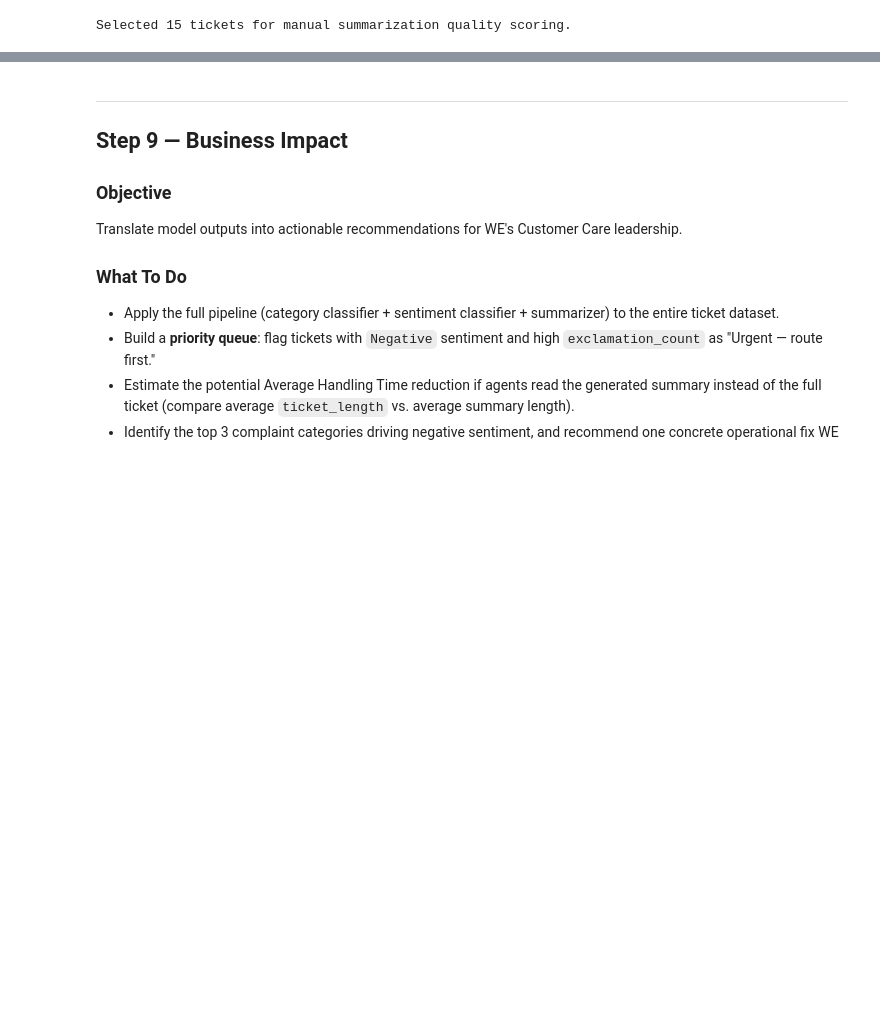
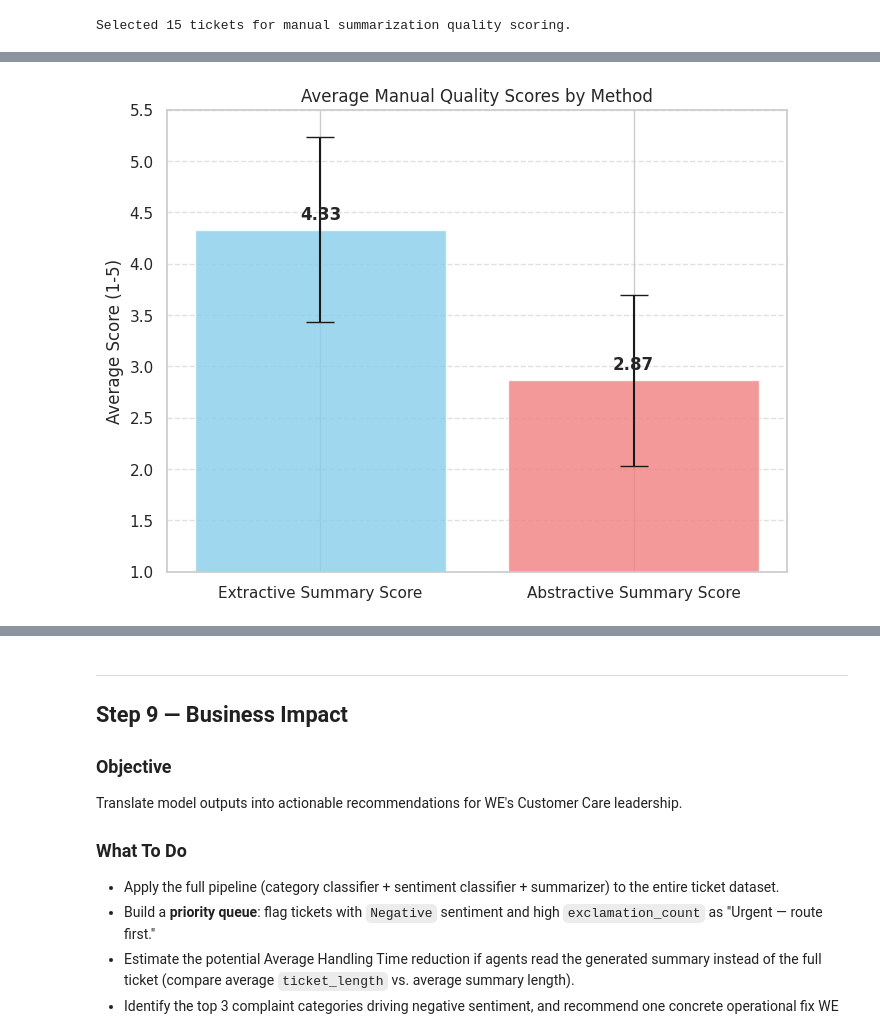
Before and after one commit to mohand22yehia-commits/telecome_egypt_assigment, a Jupyter notebook: WE_ML_Complaint_Classification_Summarization_Sentiment_(3).ipynb, the cells around one changed output, grey strips where cells are left out. Drawn from its saved outputs; the diff is of its cells as text; code cells hidden in the pictures; blank space fills up the shorter version.

```diff
--- a/WE_ML_Complaint_Classification_Summarization_Sentiment_(3).ipynb
+++ b/WE_ML_Complaint_Classification_Summarization_Sentiment_(3).ipynb
@@ -1434,18 +1399,3 @@ sample_tickets_for_scoring = df_summarized.sample(n=15, random_state=42).copy()
 print(f"Selected {len(sample_tickets_for_scoring)} tickets for manual summarization quality scoring.")
 # %% [output]
 Selected 15 tickets for manual summarization quality scoring.
-# %%
-import numpy as np
-extractive_scores = [5, 3, 5, 5, 3, 5, 5, 5, 3, 4, 5, 5, 3, 5, 4]
-abstractive_scores = [2, 3, 3, 3, 3, 2, 2, 4, 2, 3, 2, 2, 4, 4, 4]
-print("--- Automated Summarization Scoring (Based on Manual Rubric) ---")
-print(f"Processing {len(sample_tickets_for_scoring)} sample tickets...\n")
-for idx, (i, row) in enumerate(sample_tickets_for_scoring.iterrows()):
-    print(f"Ticket ID: {row['TICKET_ID#']}")
-    print(f"  Extractive: {row['extractive_summary'][:60]}... (Score: {extractive_scores[idx]})")
-    print(f"  Abstractive: {row['abstractive_summary'][:60]}... (Score: {abstractive_scores[idx]})")
-    print("-" * 40)
-
-print("\n--- Scoring Complete ---")
-print(f"Average Extractive Summary Score: {np.mean(extractive_scores):.2f}")
-print(f"Average Abstractive Summary Score: {np.mean(abstractive_scores):.2f}")
@@ -1502,18 +1462,24 @@ else:
 # %%
 import matplotlib.pyplot as plt
 import seaborn as sns
+
 means = summary_scores_df.mean()
 stds = summary_scores_df.std()
+
 plt.figure(figsize=(8, 6))
 plt.bar(means.index, means.values, yerr=stds.values, capsize=10, color=['skyblue', 'lightcoral'], alpha=0.8)
 
-plt.title('Average Manual Scores by Summarization Method')
+plt.title('Average Manual Quality Scores by Method')
 plt.ylabel('Average Score (1-5)')
 plt.ylim(1, 5.5)
 plt.grid(axis='y', linestyle='--', alpha=0.6)
+
+# Adding text labels on top of bars
 for i, v in enumerate(means.values):
     plt.text(i, v + 0.1, f"{v:.2f}", ha='center', fontweight='bold')
 
 plt.show()
+# %% [output]
+[figure, added]
 # %%
 from sklearn.metrics import accuracy_score, f1_score
```
Also changed, not shown: parts of 12 cells of this notebook.
